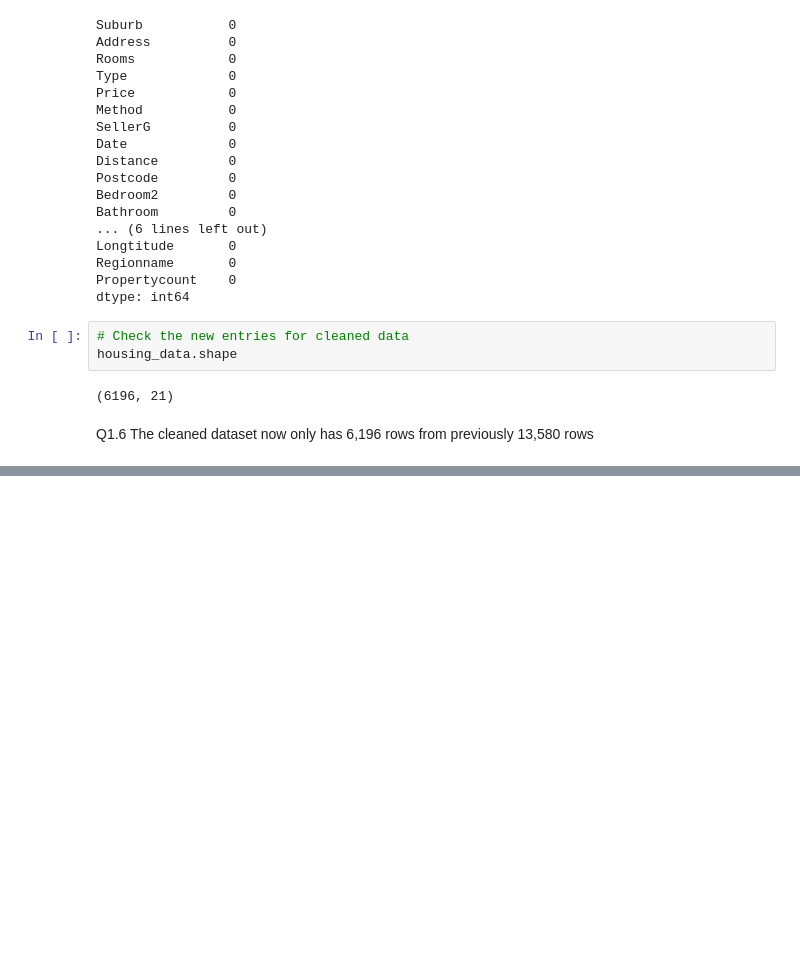
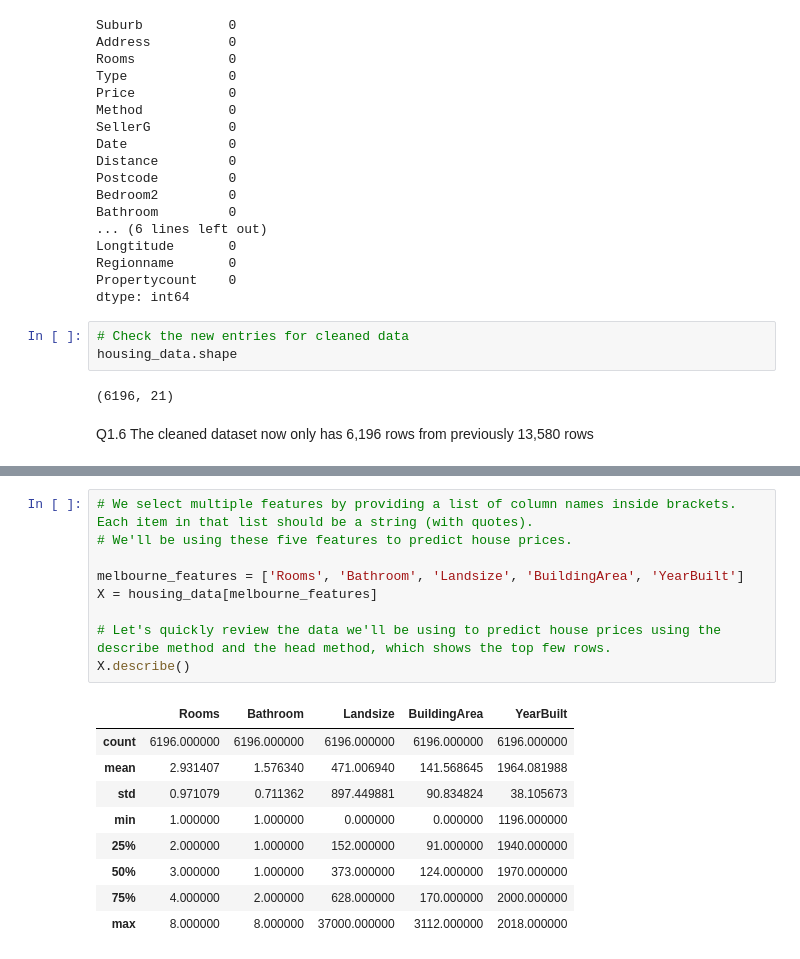
Before and after one commit to samw0627/513_ICTE6, a Jupyter notebook: housing.ipynb, the cells around one changed output, grey strips where cells are left out. Saved outputs shown, nothing was run; the diff lists cells and outputs as text; blank space fills up the shorter version.

```diff
--- a/housing.ipynb
+++ b/housing.ipynb
@@ -160,0 +193,19 @@ plt.show()
+# %%
+# We select multiple features by providing a list of column names inside brackets. Each item in that list should be a string (with quotes).
+# We'll be using these five features to predict house prices.
+
+melbourne_features = ['Rooms', 'Bathroom', 'Landsize', 'BuildingArea', 'YearBuilt']
+X = housing_data[melbourne_features]
+
+# Let's quickly review the data we'll be using to predict house prices using the describe method and the head method, which shows the top few rows.
+X.describe()
+# %% [output]
+|  | Rooms | Bathroom | Landsize | BuildingArea | YearBuilt |
+| count | 6196.000000 | 6196.000000 | 6196.000000 | 6196.000000 | 6196.000000 |
+| mean | 2.931407 | 1.576340 | 471.006940 | 141.568645 | 1964.081988 |
+| std | 0.971079 | 0.711362 | 897.449881 | 90.834824 | 38.105673 |
+| min | 1.000000 | 1.000000 | 0.000000 | 0.000000 | 1196.000000 |
+| 25% | 2.000000 | 1.000000 | 152.000000 | 91.000000 | 1940.000000 |
+| 50% | 3.000000 | 1.000000 | 373.000000 | 124.000000 | 1970.000000 |
+| 75% | 4.000000 | 2.000000 | 628.000000 | 170.000000 | 2000.000000 |
+| max | 8.000000 | 8.000000 | 37000.000000 | 3112.000000 | 2018.000000 |
```
Also changed, not shown: parts of 18 cells of this notebook.
